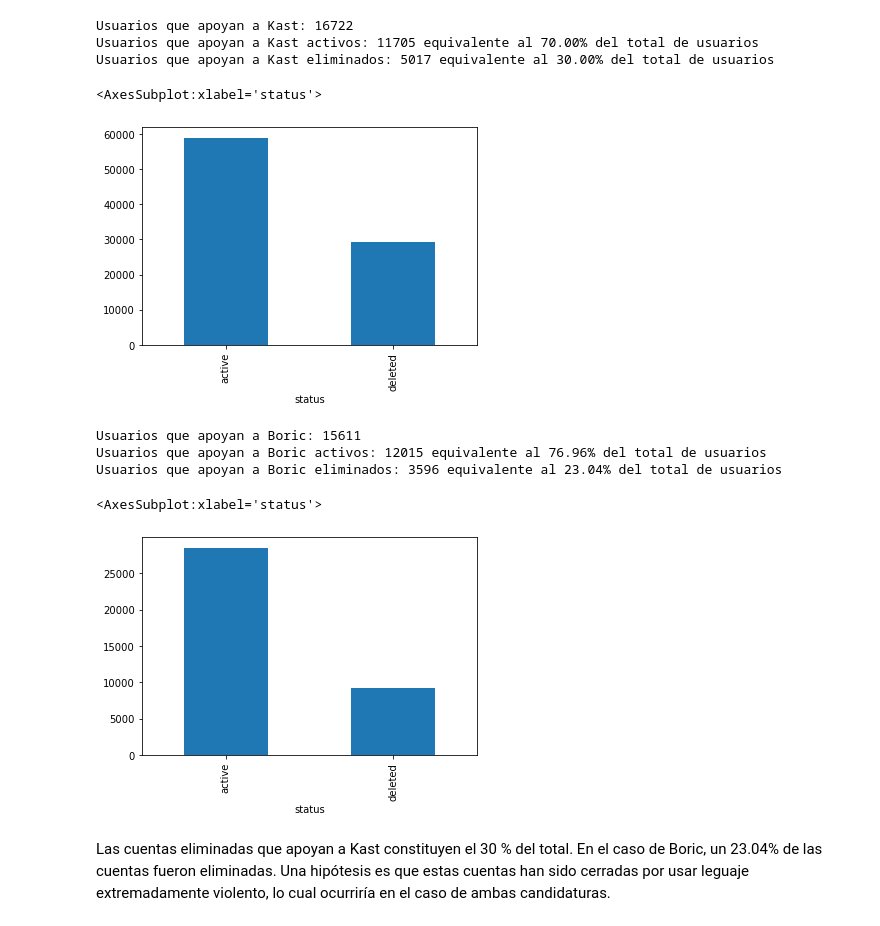
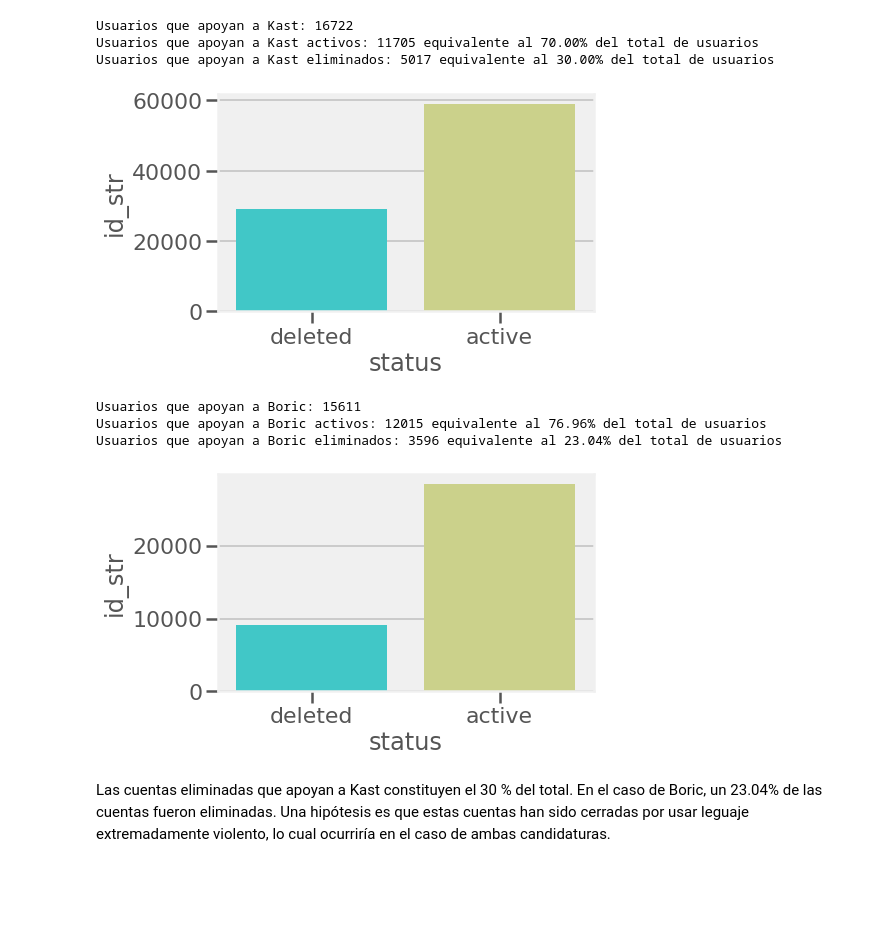
Before and after one commit to destefani/tweets-elecciones, a Jupyter notebook: analysis.ipynb, the cells around one changed output. Drawn from its saved outputs; the diff is of its cells as text; code cells hidden in the pictures; blank space fills up the shorter version.

```diff
--- a/analysis.ipynb
+++ b/analysis.ipynb
@@ -16,7 +16,11 @@ Los archivos se pueden descargar [aquí](https://drive.google.com/file/d/1gg0XD5
 import numpy as np
 import pandas as pd
 import matplotlib.pyplot as plt
+import matplotlib.style as style
+style.use('fivethirtyeight')
 %matplotlib inline
+import seaborn as sns
+
 
 tweets_df = pd.read_json("data/clean/tweets.json")
 users_df = pd.read_json("data/clean/users.json").drop("english", axis=1)
@@ -199,10 +202,10 @@ Usuarios que apoyan a Kast: 16722
 Usuarios que apoyan a Kast activos: 11705 equivalente al 70.00% del total de usuarios
 Usuarios que apoyan a Kast eliminados: 5017 equivalente al 30.00% del total de usuarios
 # %%
-tweets_df[tweets_df.candidate_support == "Kast"].groupby(tweets_df.status).id_str.count().plot(kind="bar")
+kast_users_series = tweets_df[tweets_df.candidate_support == "Kast"].groupby(tweets_df.status).id_str.count().sort_values()
+ax = sns.barplot(y=kast_users_series, x=kast_users_series.index, palette="rainbow")
 # %% [output]
-<AxesSubplot:xlabel='status'>
-[figure, old version]
+[figure, new version]
 # %%
 boric_top_users = len(tweets_df[tweets_df.candidate_support == "Boric"].author_id.unique())
 print("Usuarios que apoyan a Boric:", boric_top_users)
@@ -217,10 +220,10 @@ Usuarios que apoyan a Boric: 15611
 Usuarios que apoyan a Boric activos: 12015 equivalente al 76.96% del total de usuarios
 Usuarios que apoyan a Boric eliminados: 3596 equivalente al 23.04% del total de usuarios
 # %%
-tweets_df[tweets_df.candidate_support == "Boric"].groupby(tweets_df.status).id_str.count().plot(kind="bar")
+boric_users_series = tweets_df[tweets_df.candidate_support == "Boric"].groupby(tweets_df.status).id_str.count().sort_values()
+ax = sns.barplot(y=boric_users_series, x=boric_users_series.index, palette="rainbow")
 # %% [output]
-<AxesSubplot:xlabel='status'>
-[figure, old version]
+[figure, new version]
 # %% [markdown]
 Las cuentas eliminadas que apoyan a Kast constituyen el 30
 % del total. En el caso de Boric, un 23.04% de las cuentas fueron eliminadas. Una hipótesis es que estas cuentas han sido cerradas por usar leguaje extremadamente violento, lo cual ocurriría en el caso de ambas candidaturas.
```
Also changed, not shown: parts of 18 cells of this notebook.
